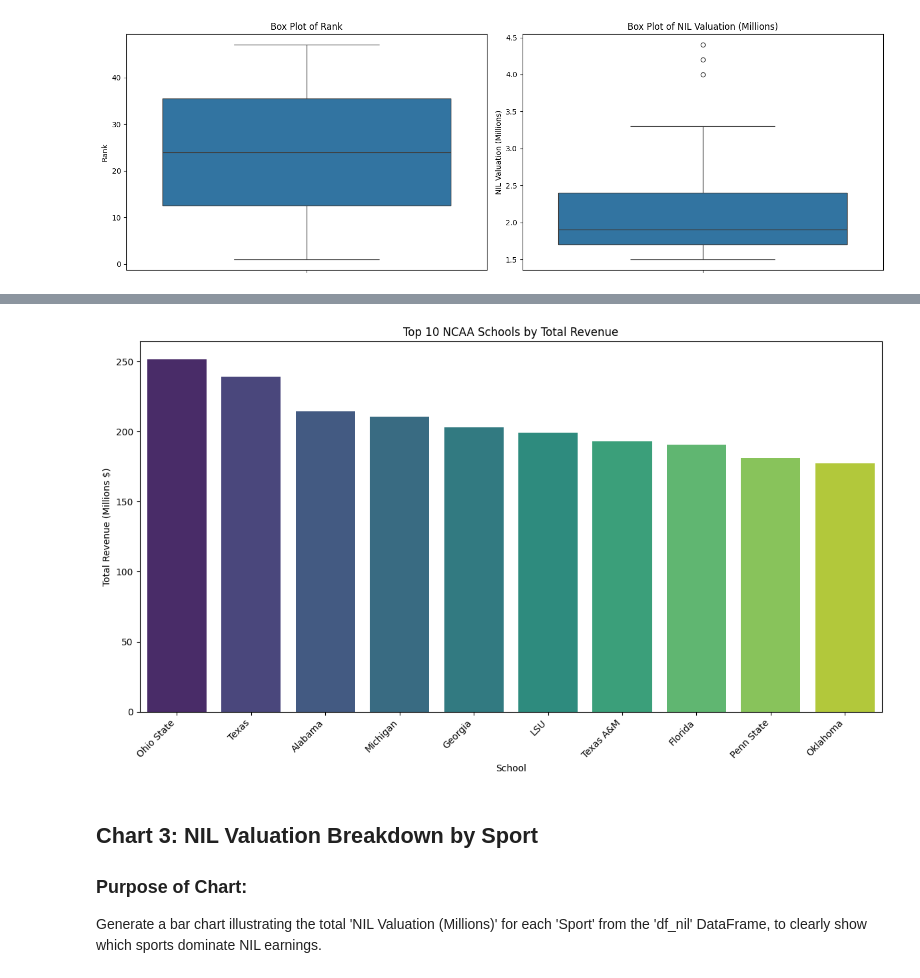
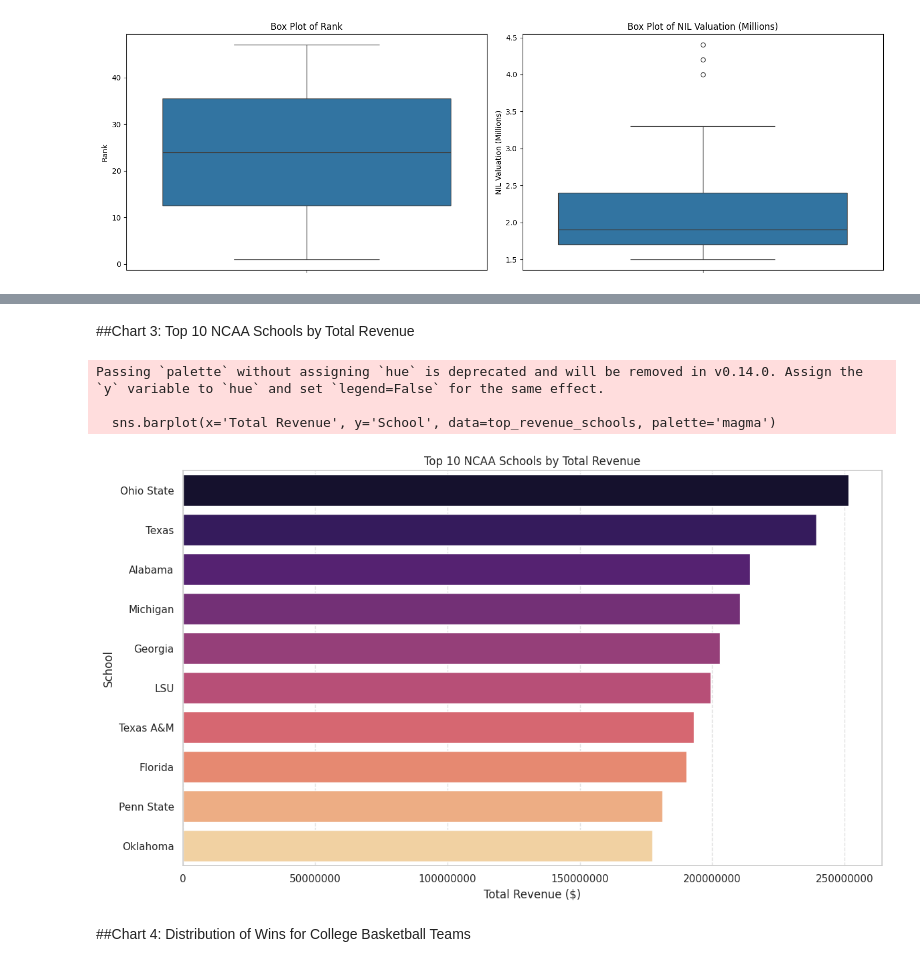
Before and after one commit to mrowsey16/IS4487Final, a Jupyter notebook: NCAA_NIL_ANALYSIS.ipynb, the cells around one changed output, grey strips where cells are left out. Saved outputs shown, nothing was run; the diff lists cells and outputs as text; code cells hidden in the pictures.

```diff
--- a/NCAA_NIL_ANALYSIS.ipynb
+++ b/NCAA_NIL_ANALYSIS.ipynb
@@ -408,23 +898,0 @@ plt.show()
-# %%
-import pandas as pd
-import matplotlib.pyplot as plt
-import seaborn as sns
-from google.colab import files
-
-# Re-upload the NCAA Finances Excel file to ensure it's available
-print("Please upload the 'NCAA Finances Revenue and Expenses by School.xlsx' file.")
-uploaded_finances = files.upload()
-
-# Get the filename from the uploaded dictionary
-if uploaded_finances:
-    finance_filename = list(uploaded_finances.keys())[0]
-    df = pd.read_excel(finance_filename)
-    print("NCAA Finances DataFrame loaded successfully.")
-
-    plt.figure(figsize=(8, 6))
-    sns.boxplot(y=df['Total Revenue'] / 1_000_000) # Dividing by 1 million to represent in Millions $
-    plt.title('Distribution of Total Revenue for NCAA Schools')
-    plt.ylabel('Total Revenue (Millions $)')
-    plt.show()
-else:
-    print("No file uploaded. Unable to generate the plot.")
@@ -439,23 +916,21 @@ Create a bar chart showing the top 10 NCAA schools with the highest 'Total Reven
+# %% [markdown]
+##Chart 3: Top 10 NCAA Schools by Total Revenue
 # %%
-import matplotlib.pyplot as plt
-import seaborn as sns
+top_revenue_schools = df.sort_values('Total Revenue', ascending=False).head(10)
 
-# Sort by 'Total Revenue' and get the top 10 schools
-top_10_schools = df.sort_values(by='Total Revenue', ascending=False).head(10)
-
-# Create the bar plot
 plt.figure(figsize=(12, 7))
-sns.barplot(x='School', y=top_10_schools['Total Revenue'] / 1_000_000, data=top_10_schools, palette='viridis', hue='School', legend=False)
+sns.barplot(x='Total Revenue', y='School', data=top_revenue_schools, palette='magma')
 plt.title('Top 10 NCAA Schools by Total Revenue')
-plt.xlabel('School')
-plt.ylabel('Total Revenue (Millions $)')
-plt.xticks(rotation=45, ha='right') # Rotate x-axis labels for better readability
+plt.xlabel('Total Revenue ($)')
+plt.ylabel('School')
+plt.ticklabel_format(style='plain', axis='x')
+plt.grid(axis='x', linestyle='--', alpha=0.6)
 plt.tight_layout()
 plt.show()
 # %% [output]
+Passing `palette` without assigning `hue` is deprecated and will be removed in v0.14.0. Assign the `y` variable to `hue` and set `legend=False` for the same effect.
+
+  sns.barplot(x='Total Revenue', y='School', data=top_revenue_schools, palette='magma')
-[figure, old version]
+[figure, new version]
-# %% [markdown]
-## Chart 3: NIL Valuation Breakdown by Sport
-
-### Purpose of Chart:
-Generate a bar chart illustrating the total 'NIL Valuation (Millions)' for each 'Sport' from the 'df_nil' DataFrame, to clearly show which sports dominate NIL earnings.
+# %% [markdown]
+##Chart 4: Distribution of Wins for College Basketball Teams
```
Also changed, not shown: parts of 55 cells of this notebook.
